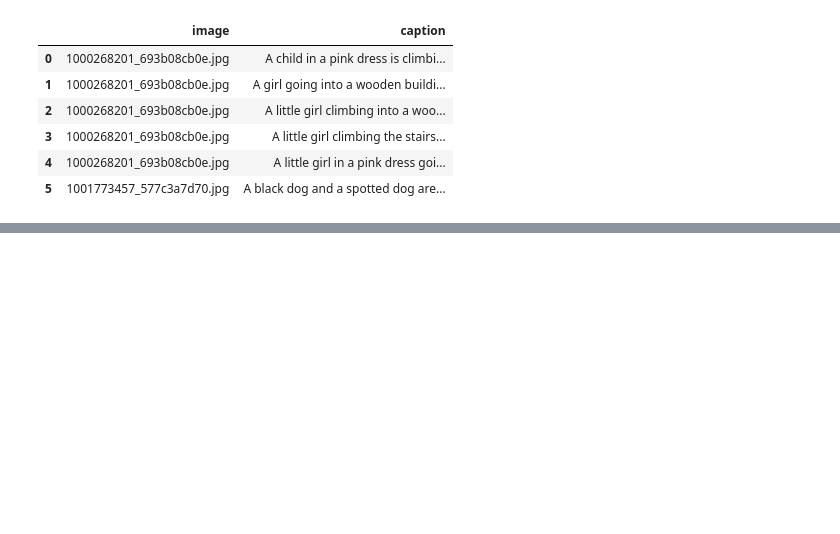
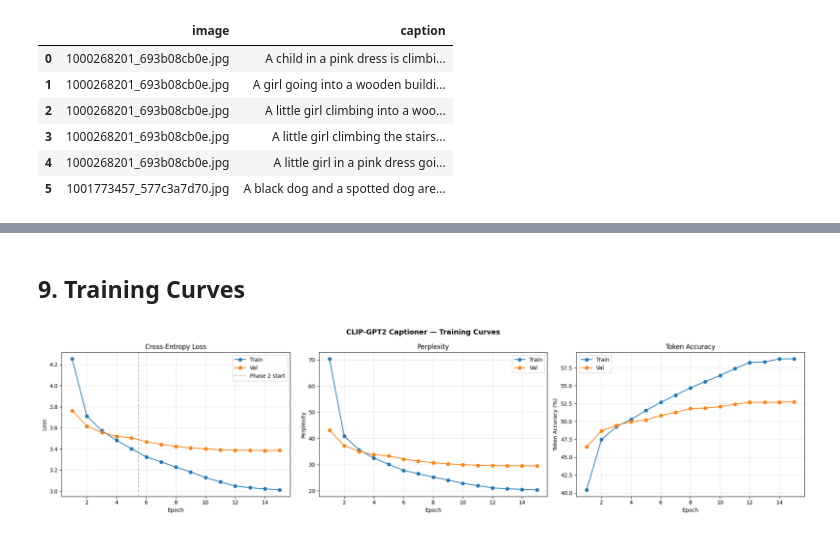
Before and after one commit to Reperi-toxi/Image-captioning, a Jupyter notebook: data-and-train.ipynb, the cells around one changed output, grey strips where cells are left out. Drawn from its saved outputs; the diff is of its cells as text; code cells hidden in the pictures; blank space fills up the shorter version.

Commit message:
Model seems promising

```diff
--- a/data-and-train.ipynb
+++ b/data-and-train.ipynb
@@ -720,0 +477,14 @@ All artifacts saved to: /kaggle/working
+# %%
+model = CLIPGPTCaptioner(
+    clip_model  = clip_model,
+    clip_dim    = VISUAL_DIM,
+    gpt2_name   = "gpt2",
+    vocab_size  = VOCAB_SIZE,
+    n_xattn_heads = 8,
+    dropout     = 0.1,
+).to(DEVICE)
+
+total_params     = sum(p.numel() for p in model.parameters())
+trainable_params = sum(p.numel() for p in model.parameters() if p.requires_grad)
+print(f"Total parameters    : {total_params:,}")
+print(f"Trainable parameters: {trainable_params:,}")
@@ -720,0 +725,30 @@ All artifacts saved to: /kaggle/working
+# %% [markdown]
+## 9. Training Curves
+# %%
+epochs_ran = range(1, len(history['train_loss']) + 1)
+
+fig, axes = plt.subplots(1, 3, figsize=(20, 5))
+
+axes[0].plot(epochs_ran, history['train_loss'], label='Train', marker='o')
+axes[0].plot(epochs_ran, history['val_loss'],   label='Val',   marker='o')
+axes[0].axvline(x=PHASE2_EPOCH - 0.5, color='gray', linestyle='--', alpha=0.5, label='Phase 2 start')
+axes[0].set_xlabel('Epoch'); axes[0].set_ylabel('Loss')
+axes[0].set_title('Cross-Entropy Loss'); axes[0].legend(); axes[0].grid(True, alpha=0.3)
+
+axes[1].plot(epochs_ran, history['train_ppl'], label='Train', marker='o')
+axes[1].plot(epochs_ran, history['val_ppl'],   label='Val',   marker='o')
+axes[1].set_xlabel('Epoch'); axes[1].set_ylabel('Perplexity')
+axes[1].set_title('Perplexity'); axes[1].legend(); axes[1].grid(True, alpha=0.3)
+
+axes[2].plot(epochs_ran, [a * 100 for a in history['train_acc']], label='Train', marker='o')
+axes[2].plot(epochs_ran, [a * 100 for a in history['val_acc']],   label='Val',   marker='o')
+axes[2].set_xlabel('Epoch'); axes[2].set_ylabel('Token Accuracy (%)')
+axes[2].set_title('Token Accuracy'); axes[2].legend(); axes[2].grid(True, alpha=0.3)
+
+plt.suptitle('CLIP-GPT2 Captioner — Training Curves', fontsize=13, fontweight='bold')
+plt.tight_layout()
+plt.savefig(SAVE_DIR / 'training_curves.png', dpi=150, bbox_inches='tight')
+plt.show()
+print(f"Best val loss: {best_val_loss:.4f}  |  Best val PPL: {math.exp(min(best_val_loss,20)):.2f}")
+# %% [output]
+[figure, added]
```
Also changed, not shown: parts of 58 cells of this notebook.
